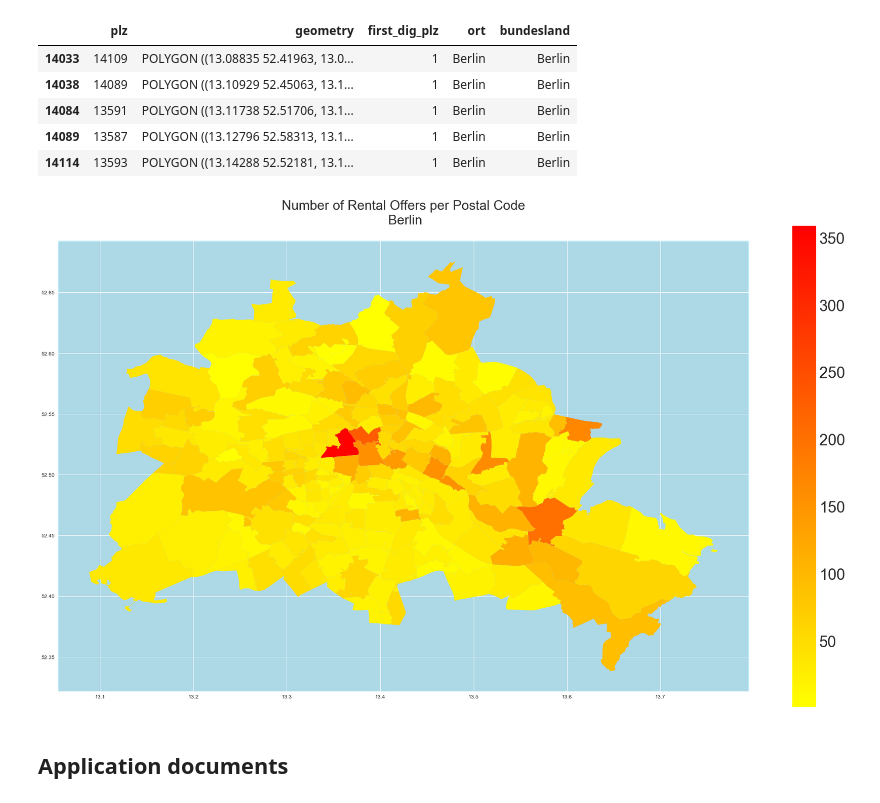
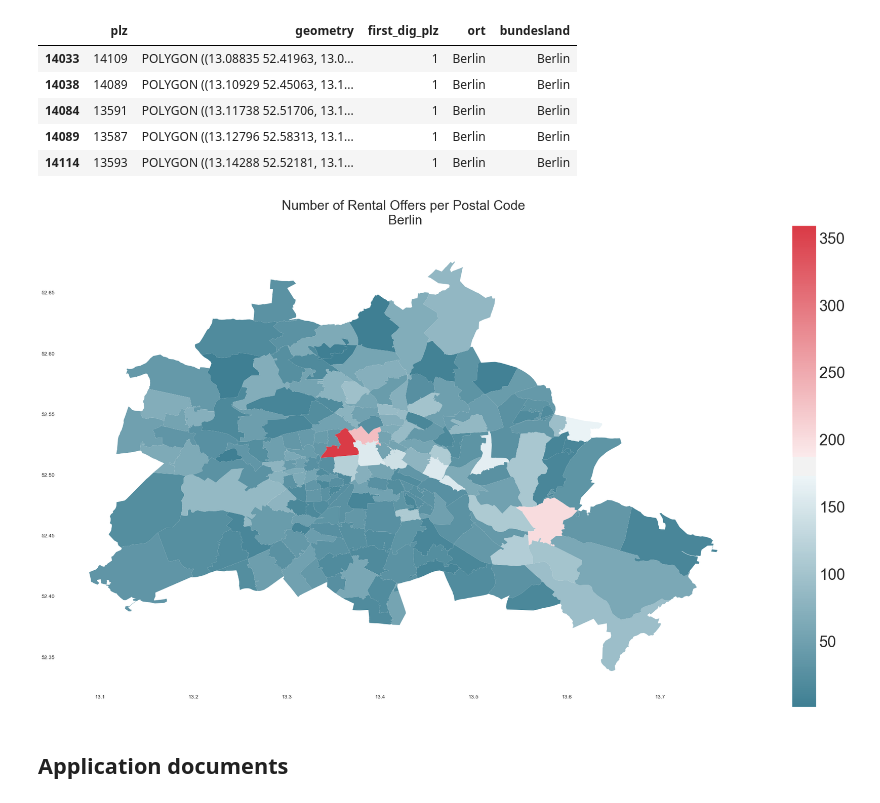
Before and after one commit to moe221/Apartment_price_ML, a Jupyter notebook: EDA.ipynb, the cells around one changed output. Drawn from its saved outputs; the diff is of its cells as text; code cells hidden in the pictures.

```diff
--- a/EDA.ipynb
+++ b/EDA.ipynb
@@ -451,26 +451,26 @@ df_berlin_map = pd.merge(
 # %%
 fig, ax = plt.subplots(figsize=(35,20))
 
 df_berlin_map.plot(
     ax=ax,
     column='listings',
     categorical=False,
     legend=True,
-    cmap='autumn_r',
+    cmap= sns.diverging_palette(220, 10, as_cmap=True)
 )
 
 ax.set(
     aspect=1.3,
-    facecolor='lightblue',
+    facecolor='white',
 )
 
 ax.set_title('Number of Rental Offers per Postal Code\n Berlin\n', size=30) # Title
 #ax.figure.axes[-1].set_ylabel('Number of Listings ', size=20)
 cax = plt.gcf().axes[-1]
 cax.tick_params(labelsize=35)
 plt.savefig('Images/Berlin-map.png')
 # %% [output]
-[figure, old version]
+[figure, new version]
 # %% [markdown]
 ## Application documents
 # %% [markdown]
```
Also changed, not shown: 2 other files.
